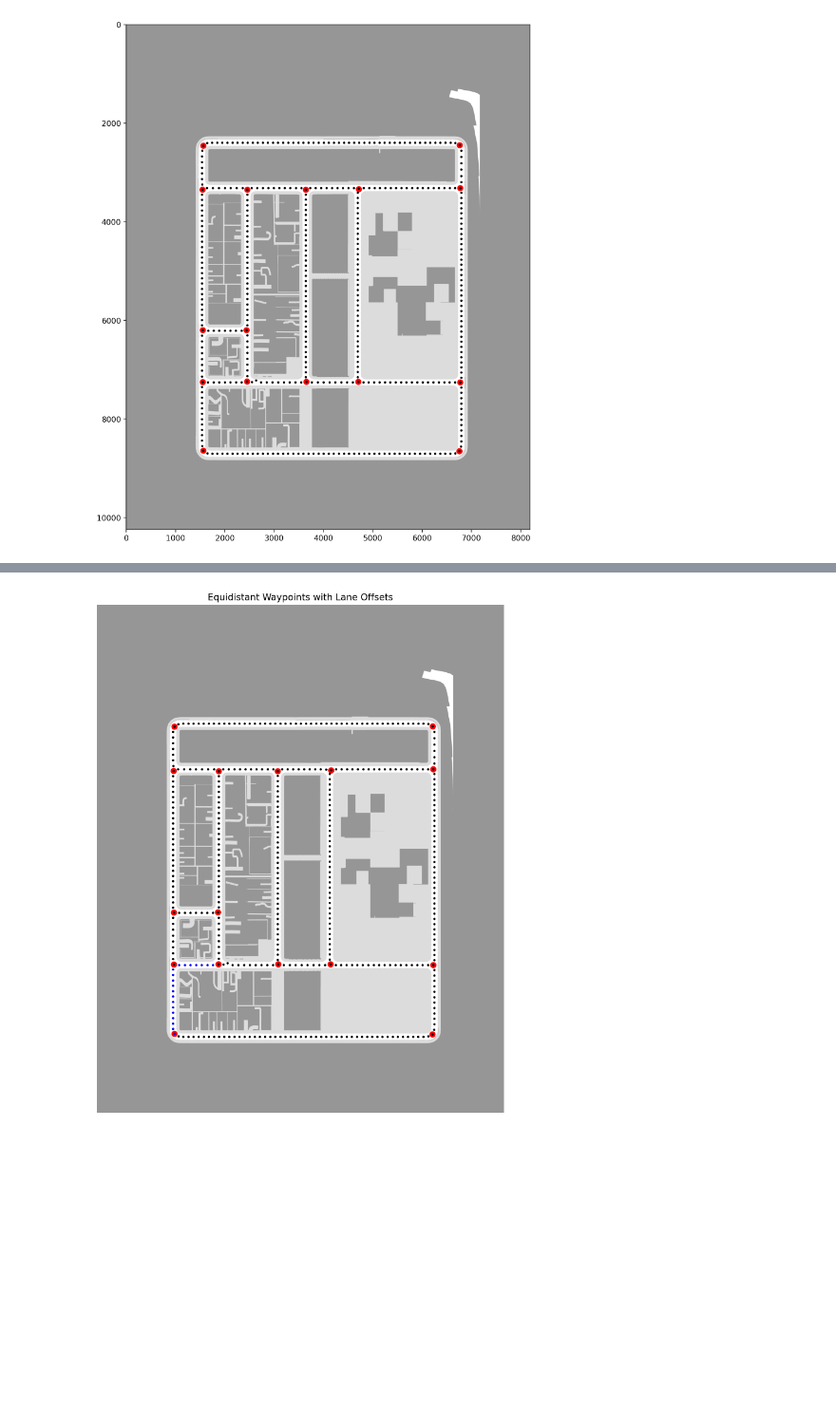
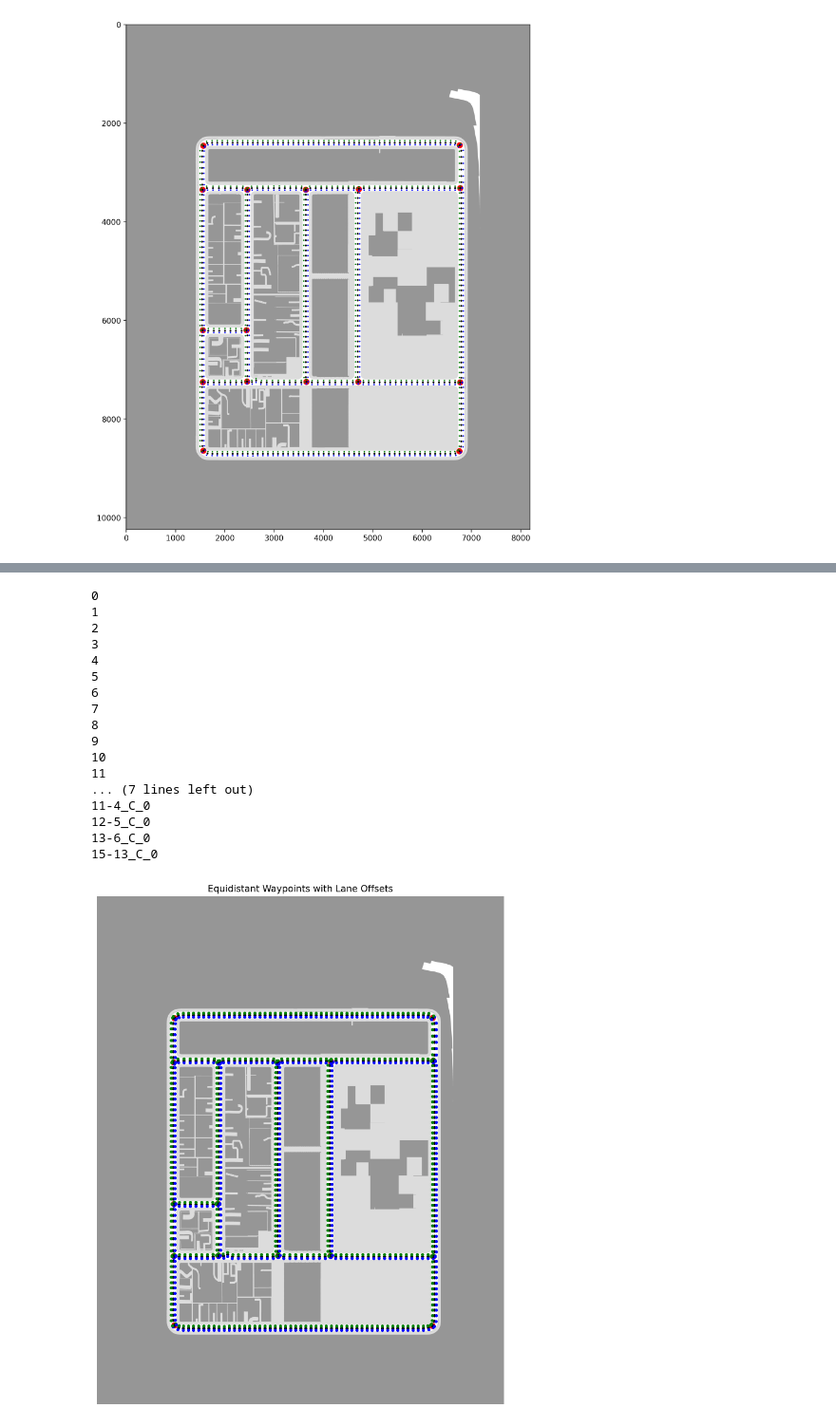
Before and after one commit to danielmtzbarba/carlabev-env, a Jupyter notebook: CarlaBEV/scripts/design_map_graph.ipynb, the cells around one changed output, grey strips where cells are left out. Shown at 95% size. Cells and saved outputs as stored; diff of their text form; code cells hidden in the pictures; blank space fills up the shorter version.

```diff
--- a/CarlaBEV/scripts/design_map_graph.ipynb
+++ b/CarlaBEV/scripts/design_map_graph.ipynb
@@ -290,23 +292,29 @@ for idx, p in enumerate(intersections):
     plt.scatter(p[0], p[1], c='red', s=50)
 
 for (i, j), waypoints in edge_waypoints.items():
-    plt.plot(waypoints[:,0], waypoints[:,1], 'k.', markersize=4)
+    plt.plot(waypoints[:,0], waypoints[:,1], 'k.', markersize=3)
+
+for (i, j), waypoints in edge_lanes_r.items():
+    plt.plot(waypoints[:,0], waypoints[:,1], 'g.', markersize=2)
+
+for (i, j), waypoints in edge_lanes_l.items():
+    plt.plot(waypoints[:,0], waypoints[:,1], 'b.', markersize=2)
 # %% [output]
 [figure]
 # %%
 # Visualize one edge's waypoints
 plt.imshow(rgbmap)
 for idx, p in enumerate(intersections):
-    plt.scatter(p[1], p[0], c='red', s=50)
+    plt.scatter(p[0], p[1], c='red', s=50)
 
 for (i, j), waypoints in edge_waypoints.items():
-    plt.plot(waypoints[:,1], waypoints[:,0], 'k-', markersize=4)
+    plt.plot(waypoints[:,0], waypoints[:,1], 'k-', markersize=4)
 
 for (i, j), waypoints in edge_lanes_l.items():
-    plt.plot(waypoints[:,1], waypoints[:,0], 'b-', markersize=4)
+    plt.plot(waypoints[:,0], waypoints[:,1], 'b-', markersize=4)
 
 for (i, j), waypoints in edge_lanes_r.items():
-    plt.plot(waypoints[:,1], waypoints[:,0], 'g-', markersize=4)
+    plt.plot(waypoints[:,0], waypoints[:,1], 'g-', markersize=4)
 
 plt.title("Equidistant Waypoints Along Edges")
 plt.axis('off')
@@ -459,3 +472,6 @@ for i in range(len(positions)):
             # Merge node_j into node_i
             if node_j in G_planning and node_i in G_planning:
                 nx.relabel_nodes(G_planning, {node_j: node_i}, copy=False)
+# %%
+for node_id in G_center.nodes:
+    print(G_center.nodes[node_id])
@@ -462,25 +496,46 @@ for i in range(len(positions)):
 # %%
 # --- Optional: Visualization ---
 plt.imshow(rgbmap)
 for idx, p in enumerate(intersections):
     plt.scatter(p[0], p[1], c='red', s=50)
 
-for (i, j), waypoints in edge_waypoints.items():
-    color = 'k.'
-    if (i, j) == (0, 2) or (i, j) == (2, 3):
-        color = 'b.'
-    plt.plot(waypoints[:,0], waypoints[:,1], color, markersize=4)
-"""
-for (i, j), waypoints in edge_lanes_l.items():
-    plt.plot(waypoints[:,1], waypoints[:,0], 'b-', linewidth=1)
+for node_id in G_center.nodes:
+    try:
+        pos = G_center.nodes[node_id]['pos']
+        plt.plot(pos[0], pos[1], 'k.', linewidth=0.3)
 
-for (i, j), waypoints in edge_lanes_r.items():
-    plt.plot(waypoints[:,1], waypoints[:,0], 'g-', linewidth=1)
-"""
+        id_l = node_id.replace("C", "L")
+        id_r = node_id.replace("C", "R")
+
+        pos = G_left.nodes[id_l]['pos']
+        plt.plot(pos[0], pos[1], 'b.', linewidth=0.1)
+        pos = G_right.nodes[id_r]['pos']
+        plt.plot(pos[0], pos[1], 'g.', linewidth=0.1)
+    except:
+        print(node_id)
+        continue
+
 
 
 plt.title("Equidistant Waypoints with Lane Offsets")
 plt.axis('off')
 plt.show()
 # %% [output]
+0
+1
+2
+3
+4
+5
+6
+7
+8
+9
+10
+11
+... (7 lines left out)
+11-4_C_0
+12-5_C_0
+13-6_C_0
+15-13_C_0
-[figure, old version]
+[figure, new version]
```
Also changed, not shown: parts of 28 cells of this notebook, 12 other files.
